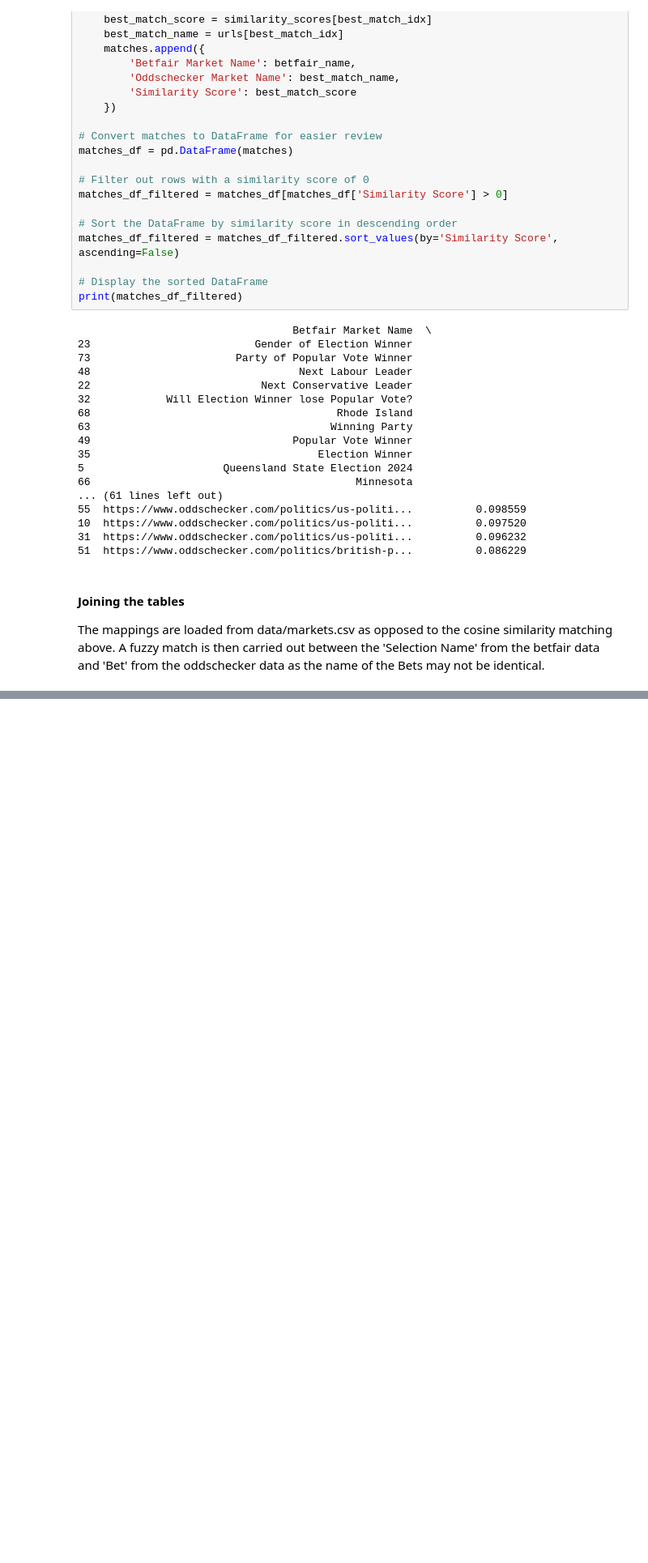
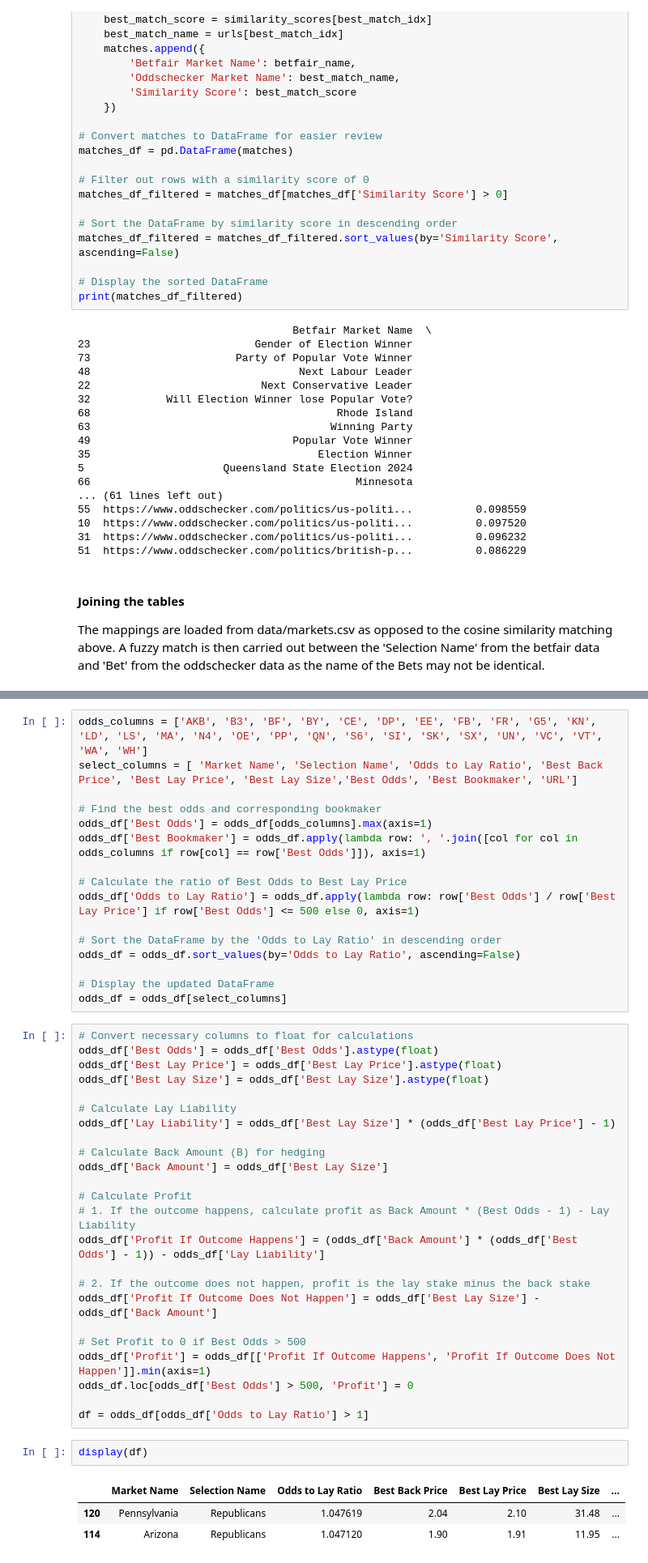
Before and after one commit to Dusoye/bookmaker_arbitrage, a Jupyter notebook: scr/odds_scrape.ipynb, the cells around one changed output, grey strips where cells are left out. Shown at 81% size. Cells and saved outputs as stored; diff of their text form; blank space fills up the shorter version.

Commit message:
find arbs

```diff
--- a/scr/odds_scrape.ipynb
+++ b/scr/odds_scrape.ipynb
@@ -492,0 +557,46 @@ print(final_df)
+# %%
+odds_columns = ['AKB', 'B3', 'BF', 'BY', 'CE', 'DP', 'EE', 'FB', 'FR', 'G5', 'KN', 'LD', 'LS', 'MA', 'N4', 'OE', 'PP', 'QN', 'S6', 'SI', 'SK', 'SX', 'UN', 'VC', 'VT', 'WA', 'WH']
+select_columns = [ 'Market Name', 'Selection Name', 'Odds to Lay Ratio', 'Best Back Price', 'Best Lay Price', 'Best Lay Size','Best Odds', 'Best Bookmaker', 'URL']
+
+# Find the best odds and corresponding bookmaker
+odds_df['Best Odds'] = odds_df[odds_columns].max(axis=1)
+odds_df['Best Bookmaker'] = odds_df.apply(lambda row: ', '.join([col for col in odds_columns if row[col] == row['Best Odds']]), axis=1)
+
+# Calculate the ratio of Best Odds to Best Lay Price
+odds_df['Odds to Lay Ratio'] = odds_df.apply(lambda row: row['Best Odds'] / row['Best Lay Price'] if row['Best Odds'] <= 500 else 0, axis=1)
+
+# Sort the DataFrame by the 'Odds to Lay Ratio' in descending order
+odds_df = odds_df.sort_values(by='Odds to Lay Ratio', ascending=False)
+
+# Display the updated DataFrame
+odds_df = odds_df[select_columns]
+# %%
+# Convert necessary columns to float for calculations
+odds_df['Best Odds'] = odds_df['Best Odds'].astype(float)
+odds_df['Best Lay Price'] = odds_df['Best Lay Price'].astype(float)
+odds_df['Best Lay Size'] = odds_df['Best Lay Size'].astype(float)
+
+# Calculate Lay Liability
+odds_df['Lay Liability'] = odds_df['Best Lay Size'] * (odds_df['Best Lay Price'] - 1)
+
+# Calculate Back Amount (B) for hedging
+odds_df['Back Amount'] = odds_df['Best Lay Size']
+
+# Calculate Profit
+# 1. If the outcome happens, calculate profit as Back Amount * (Best Odds - 1) - Lay Liability
+odds_df['Profit If Outcome Happens'] = (odds_df['Back Amount'] * (odds_df['Best Odds'] - 1)) - odds_df['Lay Liability']
+
+# 2. If the outcome does not happen, profit is the lay stake minus the back stake
+odds_df['Profit If Outcome Does Not Happen'] = odds_df['Best Lay Size'] - odds_df['Back Amount']
+
+# Set Profit to 0 if Best Odds > 500
+odds_df['Profit'] = odds_df[['Profit If Outcome Happens', 'Profit If Outcome Does Not Happen']].min(axis=1)
+odds_df.loc[odds_df['Best Odds'] > 500, 'Profit'] = 0
+
+df = odds_df[odds_df['Odds to Lay Ratio'] > 1]
+# %%
+display(df)
+# %% [output]
+|  | Market Name | Selection Name | Odds to Lay Ratio | Best Back Price | Best Lay Price | Best Lay Size | ... |
+| 120 | Pennsylvania | Republicans | 1.047619 | 2.04 | 2.10 | 31.48 | ... |
+| 114 | Arizona | Republicans | 1.047120 | 1.90 | 1.91 | 11.95 | ... |
```
Also changed, not shown: parts of 3 cells of this notebook, 1 other file.
